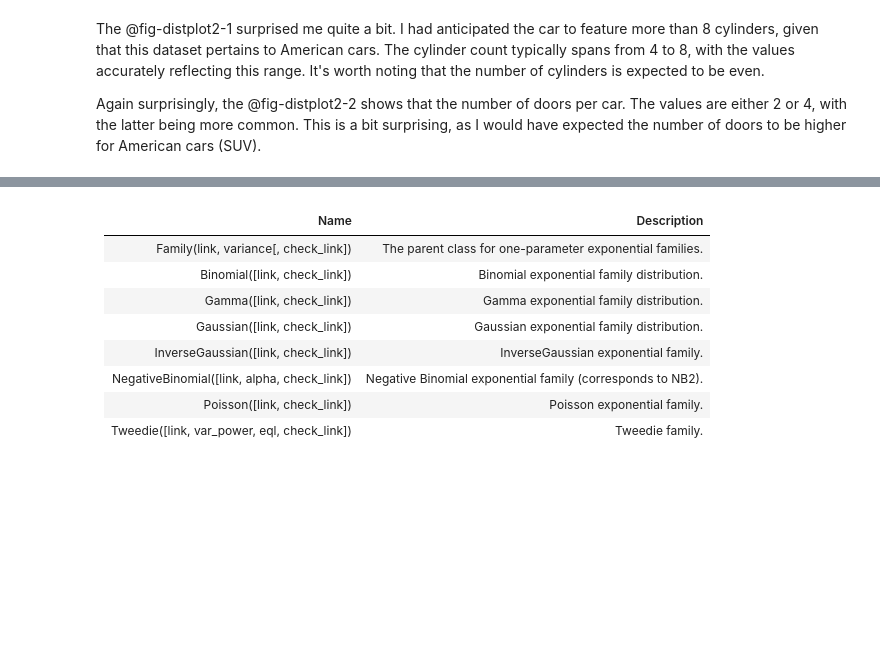
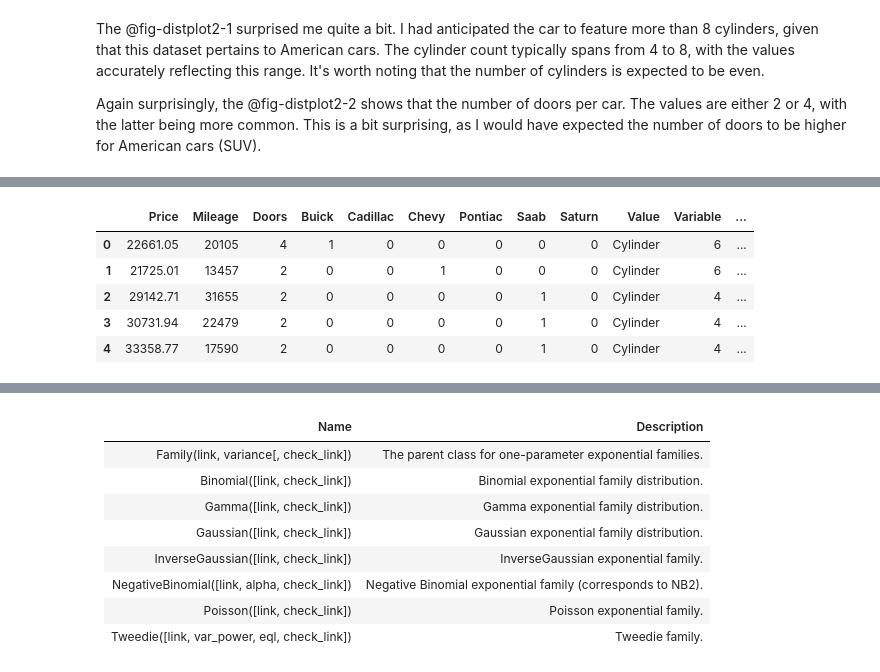
Before and after one commit to bernardo-cruz/blog, a Jupyter notebook: quarto_builder/posts/glm.ipynb, the cells around one changed output, grey strips where cells are left out. Cells and saved outputs as stored; diff of their text form; code cells hidden in the pictures; blank space fills up the shorter version.

```diff
--- a/quarto_builder/posts/glm.ipynb
+++ b/quarto_builder/posts/glm.ipynb
@@ -215,0 +208,24 @@ sns.catplot(
+# %%
+#| output: false
+#| echo: false
+#| include: false
+
+(
+    df
+    .melt(
+        id_vars     = ['Price','Mileage','Doors', 'Buick', 'Cadillac', 'Chevy', 'Pontiac', 'Saab', 'Saturn'],
+        value_name  = 'Variable',
+        var_name    = 'Value',
+    )
+    .assign(
+        id_num = lambda df: df.Doors.astype(str) + df.Buick.astype(str) + df.Cadillac.astype(str) + df.Chevy.astype(str) + df.Pontiac.astype(str) + df.Saab.astype(str) + df.Saturn.astype(str),
+    )
+    .head()
+)
+# %% [output]
+|  | Price | Mileage | Doors | Buick | Cadillac | Chevy | Pontiac | Saab | Saturn | Value | Variable | ... |
+| 0 | 22661.05 | 20105 | 4 | 1 | 0 | 0 | 0 | 0 | 0 | Cylinder | 6 | ... |
+| 1 | 21725.01 | 13457 | 2 | 0 | 0 | 1 | 0 | 0 | 0 | Cylinder | 6 | ... |
+| 2 | 29142.71 | 31655 | 2 | 0 | 0 | 0 | 0 | 1 | 0 | Cylinder | 4 | ... |
+| 3 | 30731.94 | 22479 | 2 | 0 | 0 | 0 | 0 | 1 | 0 | Cylinder | 4 | ... |
+| 4 | 33358.77 | 17590 | 2 | 0 | 0 | 0 | 0 | 1 | 0 | Cylinder | 4 | ... |
```
Also changed, not shown: parts of 19 cells of this notebook, 22 other files.
